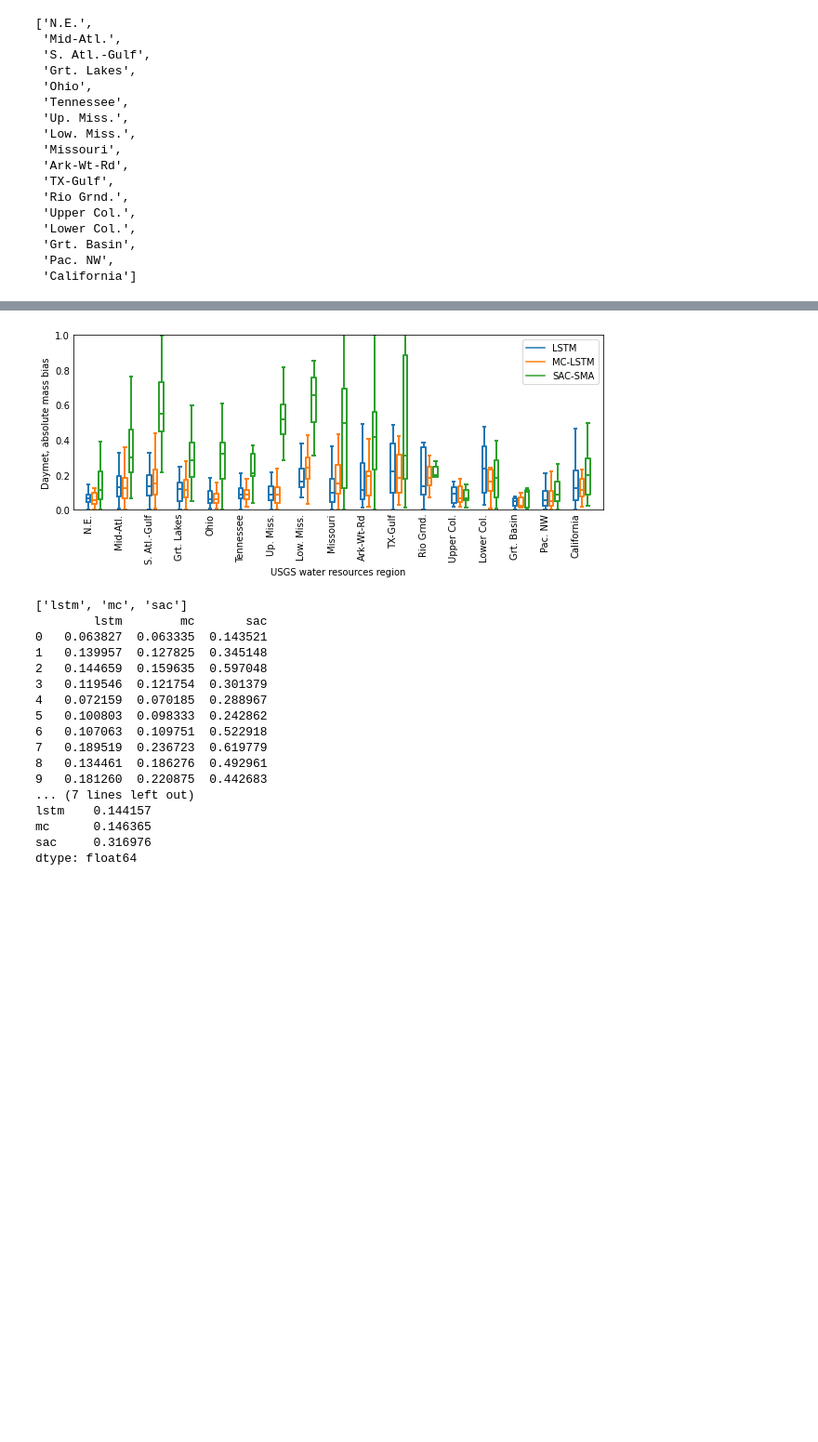
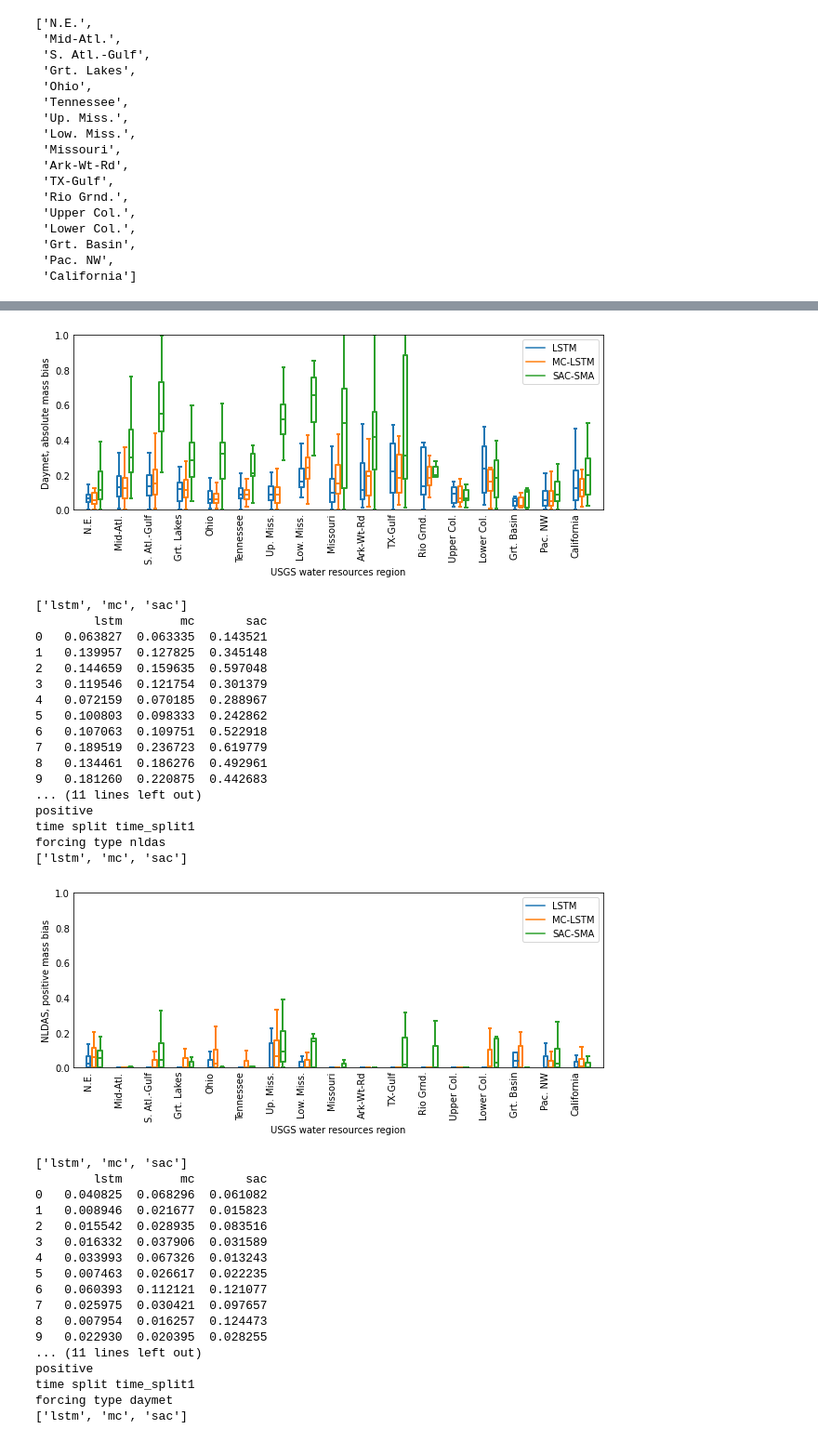
Before and after one commit to jmframe/mclstm_2021_mass_balance, a Jupyter notebook: results/mass_balance.ipynb, the cells around one changed output, grey strips where cells are left out. Shown at 93% size. Drawn from its saved outputs; the diff is of its cells as text; code cells hidden in the pictures; blank space fills up the shorter version.

```diff
--- a/results/mass_balance.ipynb
+++ b/results/mass_balance.ipynb
@@ -864,7 +868,7 @@ usgs_wrregions_list
 usgs_wrregions_list_without_Souris = [1,2,3,4,5,6,7,8,10,11,12,13,14,15,16,17,18]
 # %%
 plot_limz = {'absolute':[0,1], 'positive':[0,1], 'negative':[0,-1]}
-for error_type in ['absolute']:#, 'positive', 'negative']:
+for error_type in ['absolute', 'positive', 'negative']:#, 'positive', 'negative']:
 
     for tsplt in time_splitz:
 
@@ -959,8 +963,8 @@ for error_type in ['absolute']:#, 'positive', 'negative']:
 
             fig.tight_layout(pad=1.0)
             plt.show()
-            fig.savefig('../figs/massboxxs_{}_{}_{}.pdf'.format(forcing, tsplt, error_type), dpi=600)
-            fig.savefig('../figs/massboxxs_{}_{}_{}.png'.format(forcing, tsplt, error_type), dpi=600)
+#             fig.savefig('../figs/massboxxs_{}_{}_{}.pdf'.format(forcing, tsplt, error_type), dpi=600)
+#             fig.savefig('../figs/massboxxs_{}_{}_{}.png'.format(forcing, tsplt, error_type), dpi=600)
             plt.close()
 
 
@@ -1013,35 +1017,53 @@ forcing type nldas
 ['lstm', 'mc', 'sac', 'nwm']
         lstm        mc       sac       nwm
 0   0.068763  0.089123  0.061489  0.094590
 1   0.084625  0.063811  0.096002  0.105660
 2   0.114173  0.098214  0.149286  0.135666
 3   0.124826  0.104893  0.129479  0.120205
 4   0.081741  0.103354  0.122955  0.110186
 5   0.079786  0.080780  0.135741  0.064509
 6   0.120602  0.135369  0.128055  0.112387
 7   0.147661  0.182745  0.182206  0.162747
 8   0.223627  0.192813  0.319121  0.301488
 9   0.241510  0.208868  0.223384  0.262601
 ... (12 lines left out)
 absolute
 time split time_split2
 forcing type daymet
 ['lstm', 'mc', 'sac']
 [figure]
 ['lstm', 'mc', 'sac']
         lstm        mc       sac
 0   0.063827  0.063335  0.143521
 1   0.139957  0.127825  0.345148
 2   0.144659  0.159635  0.597048
 3   0.119546  0.121754  0.301379
 4   0.072159  0.070185  0.288967
 5   0.100803  0.098333  0.242862
 6   0.107063  0.109751  0.522918
 7   0.189519  0.236723  0.619779
 8   0.134461  0.186276  0.492961
 9   0.181260  0.220875  0.442683
-... (7 lines left out)
-lstm    0.144157
-mc      0.146365
-sac     0.316976
-dtype: float64
+... (11 lines left out)
+positive
+time split time_split1
+forcing type nldas
+['lstm', 'mc', 'sac']
+[figure, added]
+['lstm', 'mc', 'sac']
+        lstm        mc       sac
+0   0.040825  0.068296  0.061082
+1   0.008946  0.021677  0.015823
+2   0.015542  0.028935  0.083516
+3   0.016332  0.037906  0.031589
+4   0.033993  0.067326  0.013243
+5   0.007463  0.026617  0.022235
+6   0.060393  0.112121  0.121077
+7   0.025975  0.030421  0.097657
+8   0.007954  0.016257  0.124473
+9   0.022930  0.020395  0.028255
+... (11 lines left out)
+positive
+time split time_split1
+forcing type daymet
+['lstm', 'mc', 'sac']
```
Also changed, not shown: parts of 3 cells of this notebook, 7 other files.
